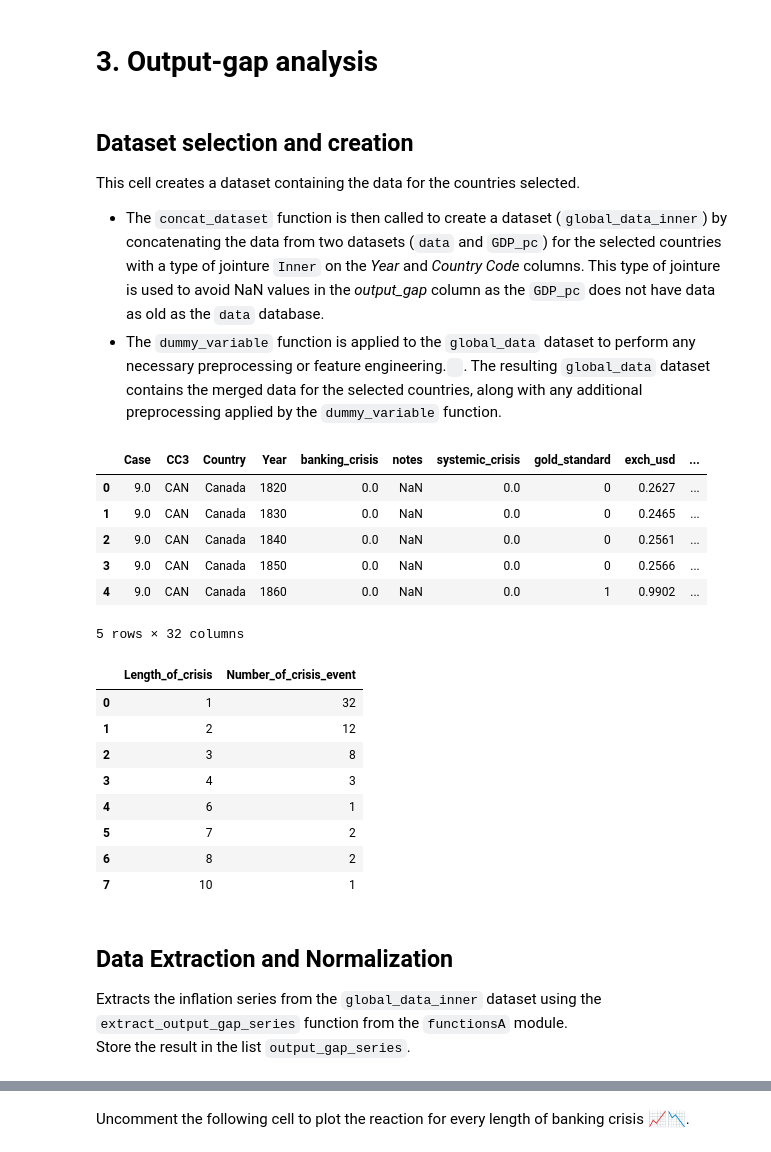
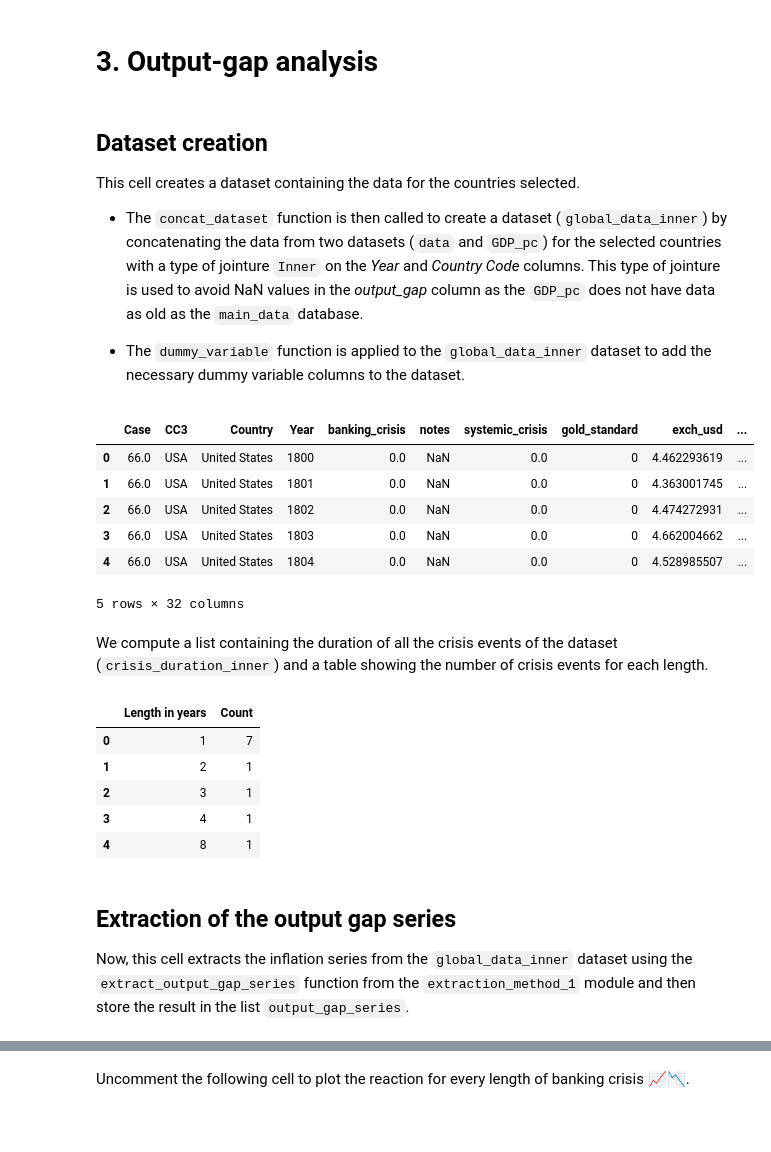
Before and after one commit to blengereau/Depression-and-recovery, a Jupyter notebook: code/notebook_method_1.ipynb, the cells around one changed output, grey strips where cells are left out. Saved outputs shown, nothing was run; the diff lists cells and outputs as text; code cells hidden in the pictures; blank space fills up the shorter version.

```diff
--- a/code/notebook_method_1.ipynb
+++ b/code/notebook_method_1.ipynb
@@ -29 +29,16 @@ preprocess_mdp_data(GDP_pc)
+# %%
+from preprocess import preprocess_global_crises_data
+from preprocess import preprocess_mdp_data
+
+# Change the paths of the dataset according to their location
+global_crises_dataset_path = '../raw_data/global_crisis_data_country.csv'
+maddison_databse_path = '../raw_data/gdp-per-capita-maddison.csv'
+
+# Read the Global Crises Dataset with the 'unicode_escape' encoding to handle special characters
+main_data = pd.read_csv(global_crises_dataset_path, encoding='unicode_escape')
+GDP_pc = pd.read_csv(maddison_databse_path)
+
+# Preprocess the dataset (explanations in the preprocess.py file)
+preprocess_global_crises_data(main_data)
+preprocess_mdp_data(GDP_pc)
 # %% [markdown]
@@ -51,6 +64,6 @@ The `countries_selected` variable is assigned one of the predefined country list
 # %%
 #Select a list among those listed above. Change to any desired list defined above.
-countries_selected = ALL
+countries_selected = ['USA']
 # %% [markdown]
 ## Dataset selection and creation
 
@@ -160,31 +177,32 @@ Uncomment the following cell to plot the reaction for every length of banking cr
 # %% [markdown]
 # 3. Output-gap analysis
 # %% [markdown]
-## Dataset selection and creation
+## Dataset creation
 
 This cell creates a dataset containing the data for the countries selected.
 
-- The `concat_dataset` function is then called to create a dataset (`global_data_inner`) by concatenating the data from two datasets (`data` and `GDP_pc`) for the selected countries with a type of jointure `Inner` on the *Year* and *Country Code* columns. This type of jointure is used to avoid NaN values in the *output_gap* column as the `GDP_pc` does not have data as old as the `data` database.
-- The `dummy_variable` function is applied to the `global_data` dataset to perform any necessary preprocessing or feature engineering.`
-`.
-The resulting `global_data` dataset contains the merged data for the selected countries, along with any additional preprocessing applied by the `dummy_variable` function.
+- The `concat_dataset` function is then called to create a dataset (`global_data_inner`) by concatenating the data from two datasets (`data` and `GDP_pc`) for the selected countries with a type of jointure `Inner` on the *Year* and *Country Code* columns. This type of jointure is used to avoid NaN values in the *output_gap* column as the `GDP_pc` does not have data as old as the `main_data` database.
+
+- The `dummy_variable` function is applied to the `global_data_inner` dataset to add the necessary dummy variable columns to the dataset.
 # %%
 # Create a dataset with the data of the countries of the list countries_selected
-global_data_inner = concat_dataset(data, GDP_pc, countries_selected, 'inner')
+global_data_inner = concat_dataset(main_data, GDP_pc, countries_selected, 'inner')
 
 # Perform any necessary preprocessing or feature engineering
 dummy_variable(global_data_inner)
 
 # Display the resulting dataset (here the first 5 rows)
 global_data_inner.head()
 # %% [output]
 |  | Case | CC3 | Country | Year | banking_crisis | notes | systemic_crisis | gold_standard | exch_usd | ... |
-| 0 | 9.0 | CAN | Canada | 1820 | 0.0 | NaN | 0.0 | 0 | 0.2627 | ... |
-| 1 | 9.0 | CAN | Canada | 1830 | 0.0 | NaN | 0.0 | 0 | 0.2465 | ... |
-| 2 | 9.0 | CAN | Canada | 1840 | 0.0 | NaN | 0.0 | 0 | 0.2561 | ... |
-| 3 | 9.0 | CAN | Canada | 1850 | 0.0 | NaN | 0.0 | 0 | 0.2566 | ... |
-| 4 | 9.0 | CAN | Canada | 1860 | 0.0 | NaN | 0.0 | 1 | 0.9902 | ... |
+| 0 | 66.0 | USA | United States | 1800 | 0.0 | NaN | 0.0 | 0 | 4.462293619 | ... |
+| 1 | 66.0 | USA | United States | 1801 | 0.0 | NaN | 0.0 | 0 | 4.363001745 | ... |
+| 2 | 66.0 | USA | United States | 1802 | 0.0 | NaN | 0.0 | 0 | 4.474272931 | ... |
+| 3 | 66.0 | USA | United States | 1803 | 0.0 | NaN | 0.0 | 0 | 4.662004662 | ... |
+| 4 | 66.0 | USA | United States | 1804 | 0.0 | NaN | 0.0 | 0 | 4.528985507 | ... |
 5 rows × 32 columns
+# %% [markdown]
+We compute a list containing the duration of all the crisis events of the dataset (`crisis_duration_inner`) and a table showing the number of crisis events for each length.
 # %%
 # Calculate the duration of crisis events
 crisis_duration_inner = compute_crisis_duration(global_data_inner)
@@ -193,20 +211,16 @@ crisis_duration_inner = compute_crisis_duration(global_data_inner)
 frequency_table_inner = length_frequency(crisis_duration_inner)
 frequency_table_inner
 # %% [output]
-|  | Length_of_crisis | Number_of_crisis_event |
-| 0 | 1 | 32 |
-| 1 | 2 | 12 |
-| 2 | 3 | 8 |
-| 3 | 4 | 3 |
-| 4 | 6 | 1 |
-| 5 | 7 | 2 |
-| 6 | 8 | 2 |
-| 7 | 10 | 1 |
+|  | Length in years | Count |
+| 0 | 1 | 7 |
+| 1 | 2 | 1 |
+| 2 | 3 | 1 |
+| 3 | 4 | 1 |
+| 4 | 8 | 1 |
 # %% [markdown]
-## Data Extraction and Normalization
+## Extraction of the output gap series
 
-Extracts the inflation series from the `global_data_inner` dataset using the `extract_output_gap_series` function from the `functionsA` module. \
-Store the result in the list `output_gap_series`.
+Now, this cell extracts the inflation series from the `global_data_inner` dataset using the `extract_output_gap_series` function from the `extraction_method_1` module and then store the result in the list `output_gap_series`.
 # %%
 from extraction_method_1 import extract_output_gap_series
 
```
Also changed, not shown: parts of 24 cells of this notebook, 12 other files.
